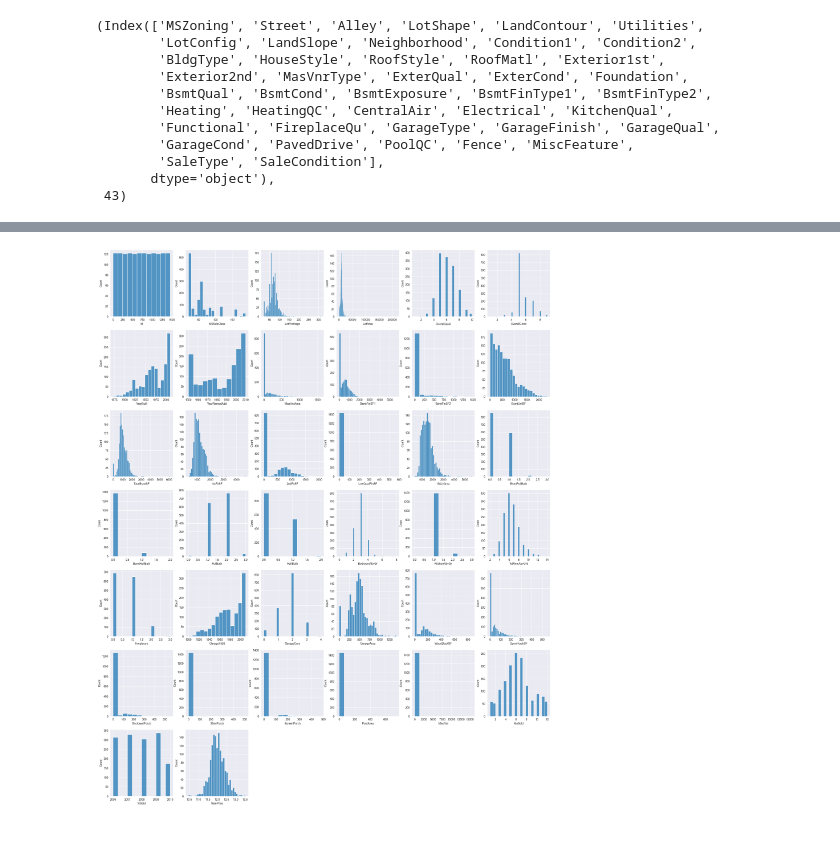
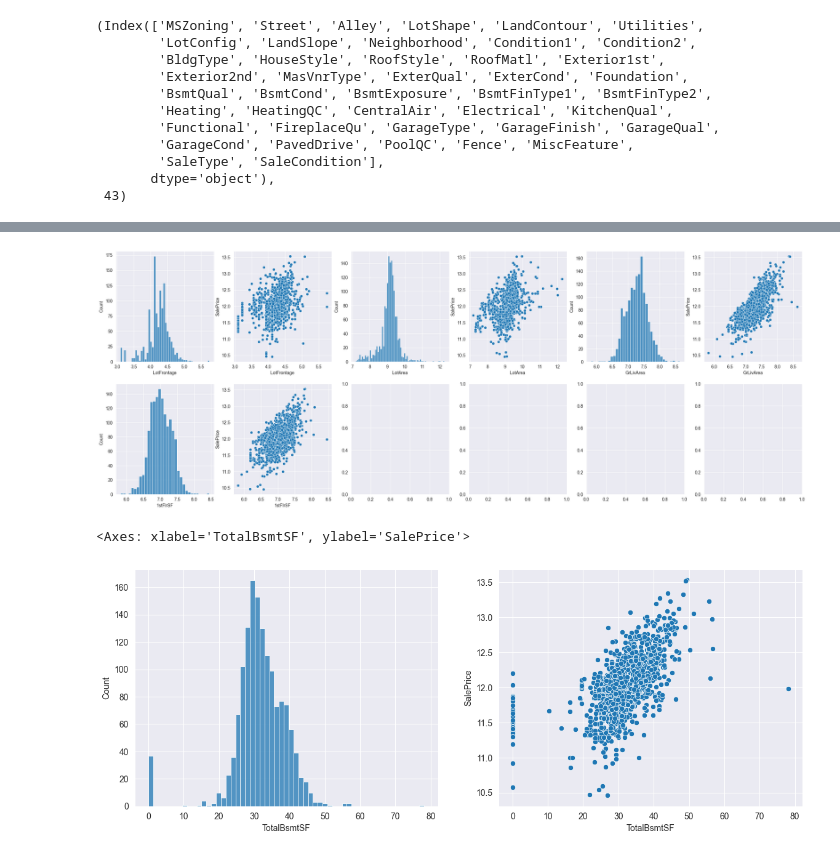
Before and after one commit to indian-coder-aarush/Learning, a Jupyter notebook: HousePriceEDA.ipynb, the cells around one changed output, grey strips where cells are left out. Drawn from its saved outputs; the diff is of its cells as text; code cells hidden in the pictures.

Commit message:
added data preproc

```diff
--- a/HousePriceEDA.ipynb
+++ b/HousePriceEDA.ipynb
@@ -34,18 +34,3 @@ cat_cols, len(cat_cols)
  43)
 # %%
 data["SalePrice"] = np.log(data["SalePrice"])
-# %%
-
-cat_cols = [col for col in cat_cols if len(data[col].unique())<=8]
-
-n = len(cat_cols)
-
-fig, axes = plt.subplots(7,int(len(cat_cols)/7+1), figsize = (28,35))
-
-axes = axes.flatten()
-
-for cat in range(len(axes)):
-    if cat >= len(cat_cols):
-        axes[cat].set_visible(False)
-        continue
-    sns.boxplot(x = cat_cols[cat], y = "SalePrice", data = data, ax = axes[cat])
@@ -60,13 +43,26 @@ sns.heatmap(data = data.select_dtypes(exclude = ["object"]).corr("pearson"))
-# %%
-num_cols = data.select_dtypes(exclude = "object").columns
-fig, axes = plt.subplots(7,int(len(num_cols)/7+1), figsize = (28,35))
-
-axes = axes.flatten()
-
-for cat in range(len(axes)):
-    if cat >= len(num_cols):
-        axes[cat].set_visible(False)
-        continue
-    sns.histplot(x = num_cols[cat],  data = data, ax = axes[cat])
-# %% [output]
-[figure, removed]
+# %%
+skewed_feature = ["LotFrontage","LotArea","GrLivArea","1stFlrSF"]
+data[skewed_feature] = np.log(data[skewed_feature]+1)
+# %%
+fig, axes = plt.subplots((2*len(skewed_feature) + 6 - 1) // 6 ,6, figsize = (28,10))
+
+axes = axes.flatten()
+
+for cat in range(len(skewed_feature)):
+    if cat >= len(skewed_feature):
+        axes[cat*2].set_visible(False)
+        axes[cat*2+1].set_visible(False)
+        continue
+    sns.histplot(x = skewed_feature[cat],  data = data, ax = axes[cat*2])
+    sns.scatterplot(x = skewed_feature[cat],y = "SalePrice",  data = data, ax = axes[cat*2+1])
+# %% [output]
+[figure, added]
+# %%
+data["TotalBsmtSF"] = data["TotalBsmtSF"]**0.5
+fig, axes = plt.subplots(1,2,figsize = (14,5))
+axes = axes.flatten()
+sns.histplot(x = "TotalBsmtSF",  data = data, ax = axes[0])
+sns.scatterplot(x = "TotalBsmtSF",y = "SalePrice",  data = data, ax = axes[1])
+# %% [output]
+<Axes: xlabel='TotalBsmtSF', ylabel='SalePrice'>
+[figure, added]
```
Also changed, not shown: parts of 7 cells of this notebook.
